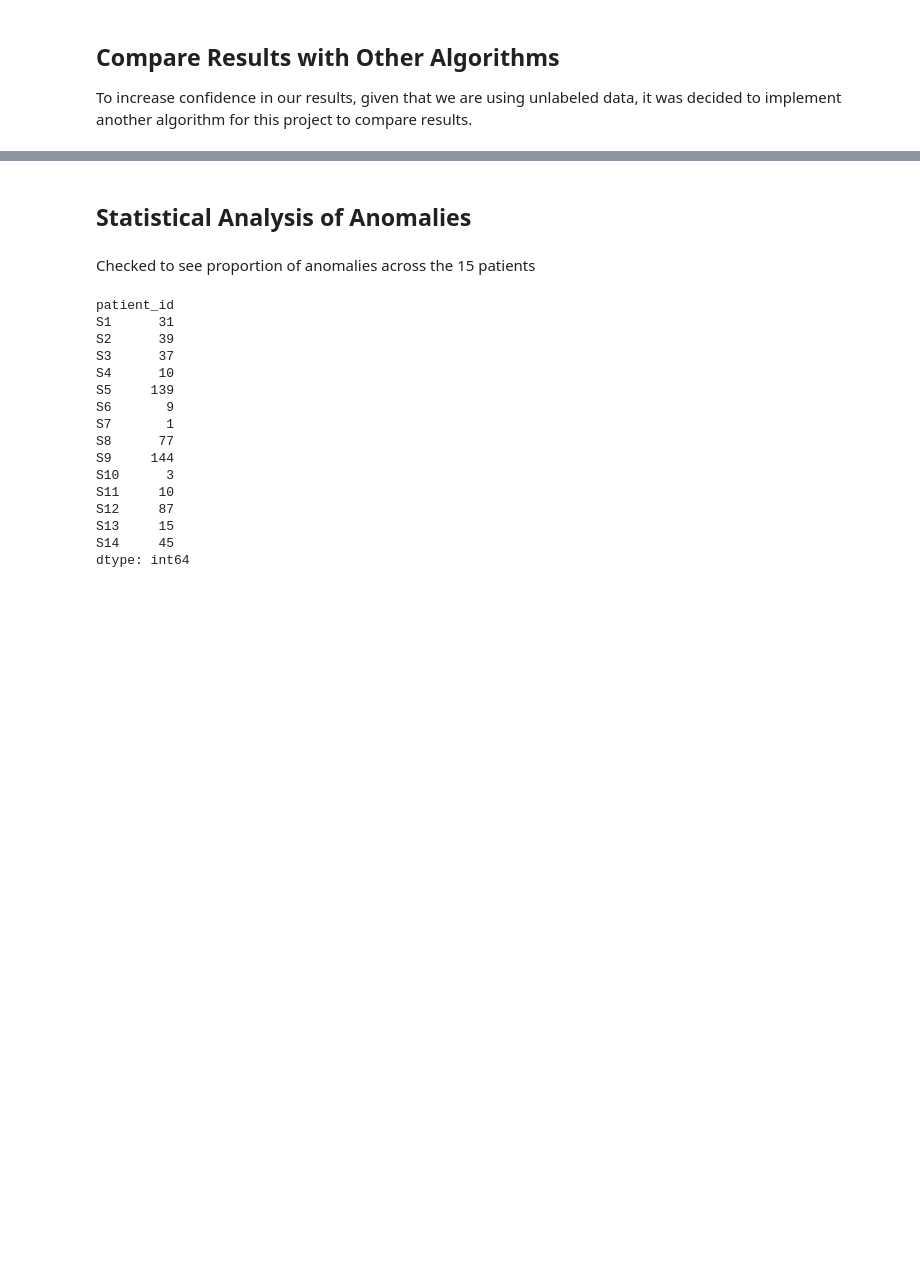
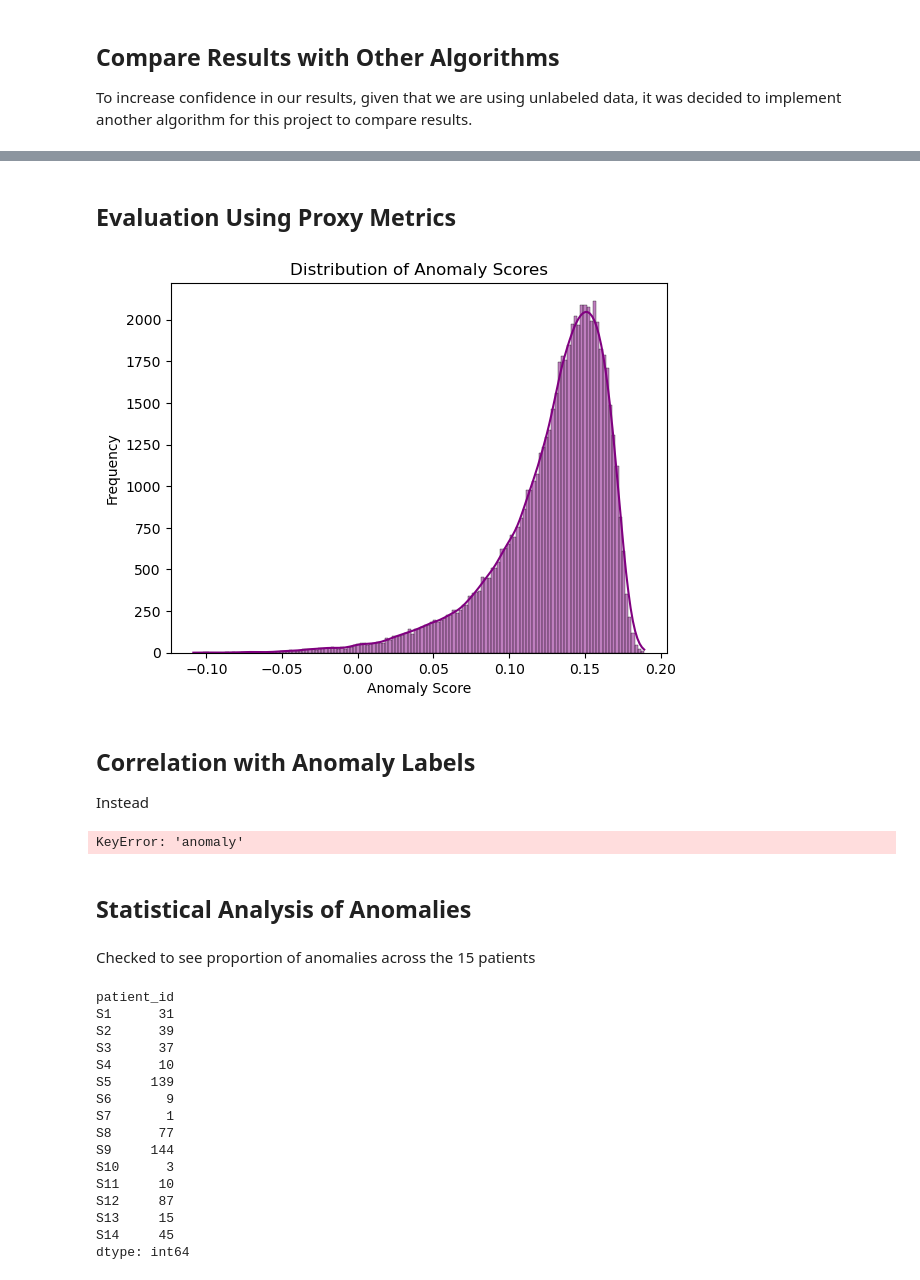
Before and after one commit to d-arteaga/healthcare-anomaly, a Jupyter notebook: model/anomaly_model.ipynb, the cells around one changed output, grey strips where cells are left out. Drawn from its saved outputs; the diff is of its cells as text; code cells hidden in the pictures; blank space fills up the shorter version.

```diff
--- a/model/anomaly_model.ipynb
+++ b/model/anomaly_model.ipynb
@@ -125,3 +112,34 @@ Overlap with Isolation Forest anomalies: 262
+# %% [markdown]
+## Evaluation Using Proxy Metrics
+# %%
+# Get anomaly scores
+anomaly_scores = isolation_forest.decision_function(X)
+
+# Plot the distribution of anomaly scores
+import seaborn as sns
+import matplotlib.pyplot as plt
+
+sns.histplot(anomaly_scores, kde=True, color="purple")
+plt.title("Distribution of Anomaly Scores")
+plt.xlabel("Anomaly Score")
+plt.ylabel("Frequency")
+plt.show()
+# %% [output]
+[figure, added]
+# %% [markdown]
+## Correlation with Anomaly Labels
+
+Instead
+# %%
+# Compute correlations between features and anomaly labels
+correlations = combined_data[numerical_columns].corrwith(combined_data["anomaly"])
+print("Feature Correlations with Anomaly Label:\n", correlations)
+
+# Plot correlations
+correlations.sort_values().plot(kind="bar", title="Feature Correlations with Anomaly Label")
+plt.show()
+# %% [output]
+KeyError: 'anomaly'
 # %% [markdown]
 ## Statistical Analysis of Anomalies
 # %% [markdown]
```
Also changed, not shown: parts of 4 cells of this notebook, 3 other files.
